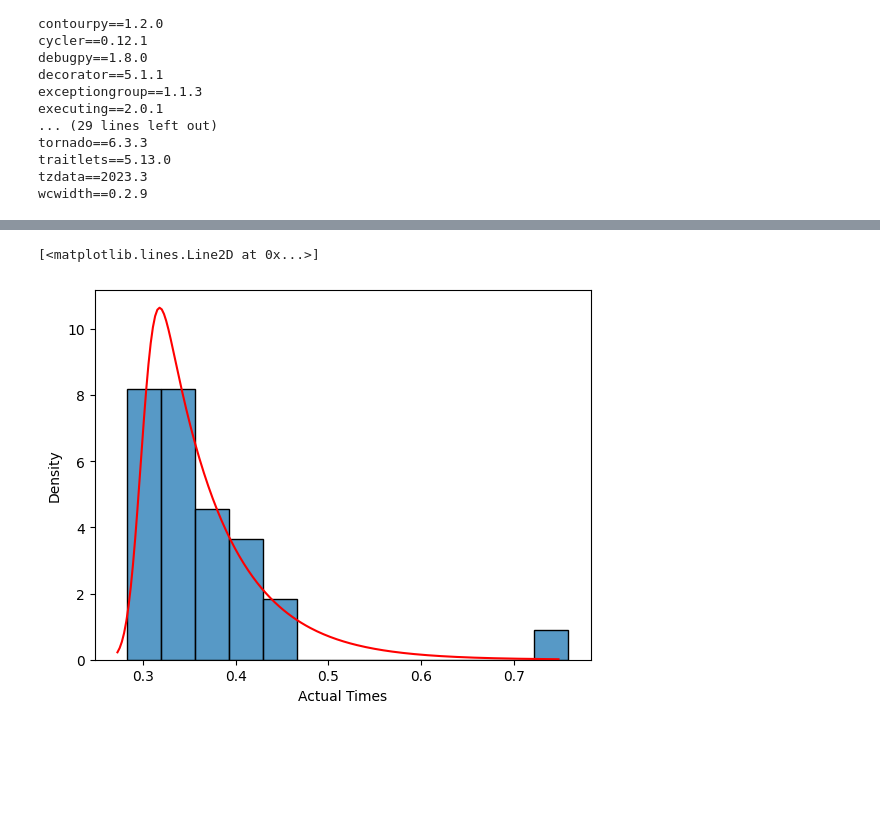
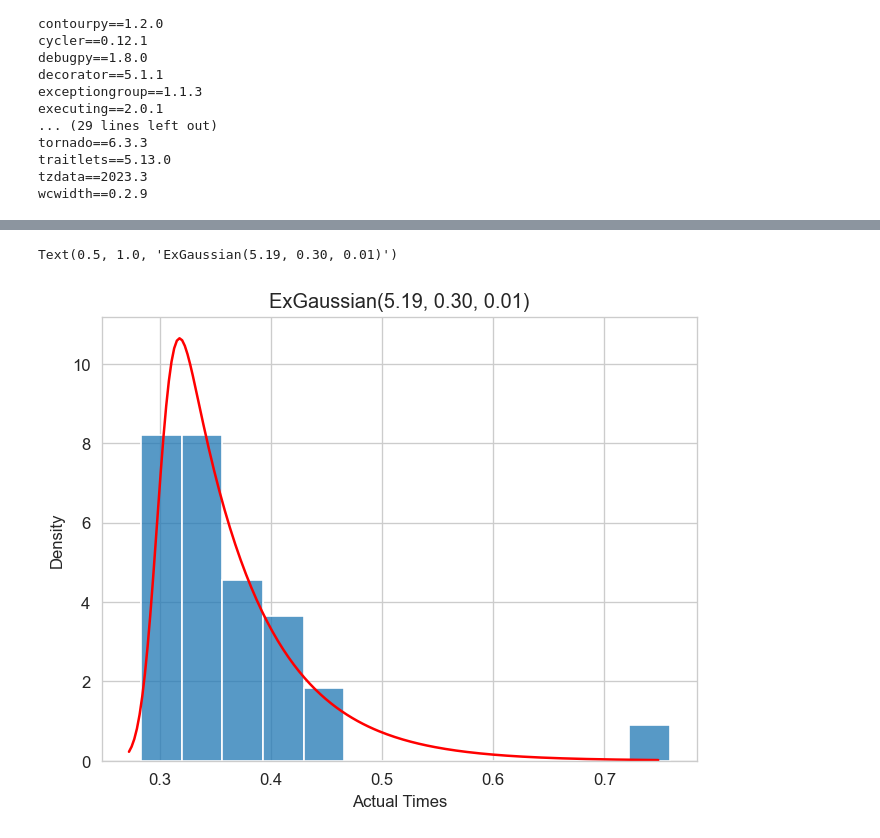
Before and after one commit to haganenoneko/ScienceClub, a Jupyter notebook: notebooks/ReactionTime_1.ipynb, the cells around one changed output, grey strips where cells are left out. Cells and saved outputs as stored; diff of their text form; code cells hidden in the pictures; blank space fills up the shorter version.

```diff
--- a/notebooks/ReactionTime_1.ipynb
+++ b/notebooks/ReactionTime_1.ipynb
@@ -45,4 +84,6 @@ import seaborn as sns
 # %%
-data = pd.read_csv(Path.cwd().parent / 'resources/reaction_time/dy_elapsed_vs_actual.csv', header=None, index_col=0).T
-data.head()
+# dataframe of data with elapsed times
+df_elapsed = pd.read_csv('../resources/reaction_time/data/dy_elapsed_vs_actual.csv', header=None, index_col=0).T
+
+print(df_elapsed.head(), df_elapsed.tail(), df_elapsed.describe(), df_elapsed.info(), sep='\n\n')
 # %% [output]
@@ -50,2 +203,4 @@ FileNotFoundError: [Errno 2] No such file or directory: 'c:\\Users\\delbe\\Docum
 # %%
 plt.style.use('default')
+sns.set_style('whitegrid')
+plt.rcParams['figure.dpi'] = 120
@@ -63,15 +377,17 @@ Text(0.5, 0, 'Actual Speed (1/s)')
 # %%
 import numpy as np
 from scipy.stats import exponnorm
 
-rv = exponnorm(*exponnorm.fit(data.iloc[:,1]))
+params = exponnorm.fit(df_elapsed.iloc[:,1])
+rv = exponnorm(*params)
 x = np.linspace(rv.ppf(0.001), rv.ppf(0.999), 200)
 
-ax = sns.histplot(data.iloc[:,1], bins='auto', stat='density')
+ax = sns.histplot(df_elapsed.iloc[:,1], bins='auto', stat='density')
 ax.plot(x, rv.pdf(x), 'r-')
+ax.set_title(f"ExGaussian({', '.join([f'{p:.2f}' for p in params])})")
 # %% [output]
-[<matplotlib.lines.Line2D at 0x...>]
+Text(0.5, 1.0, 'ExGaussian(5.19, 0.30, 0.01)')
-[figure, old version]
+[figure, new version]
 # %%
 from scipy.stats import beta
 
```
Also changed, not shown: parts of 27 cells of this notebook.
